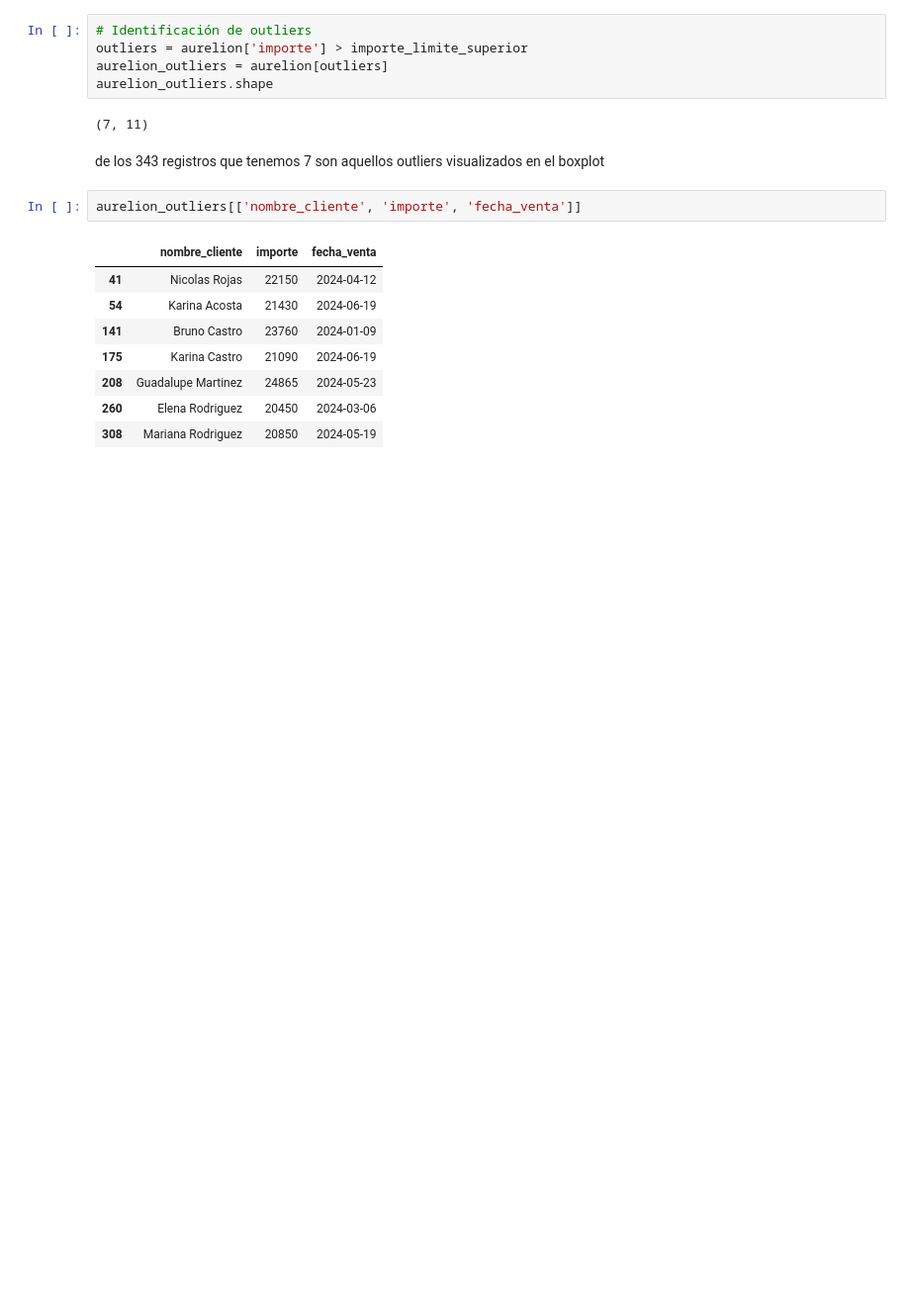
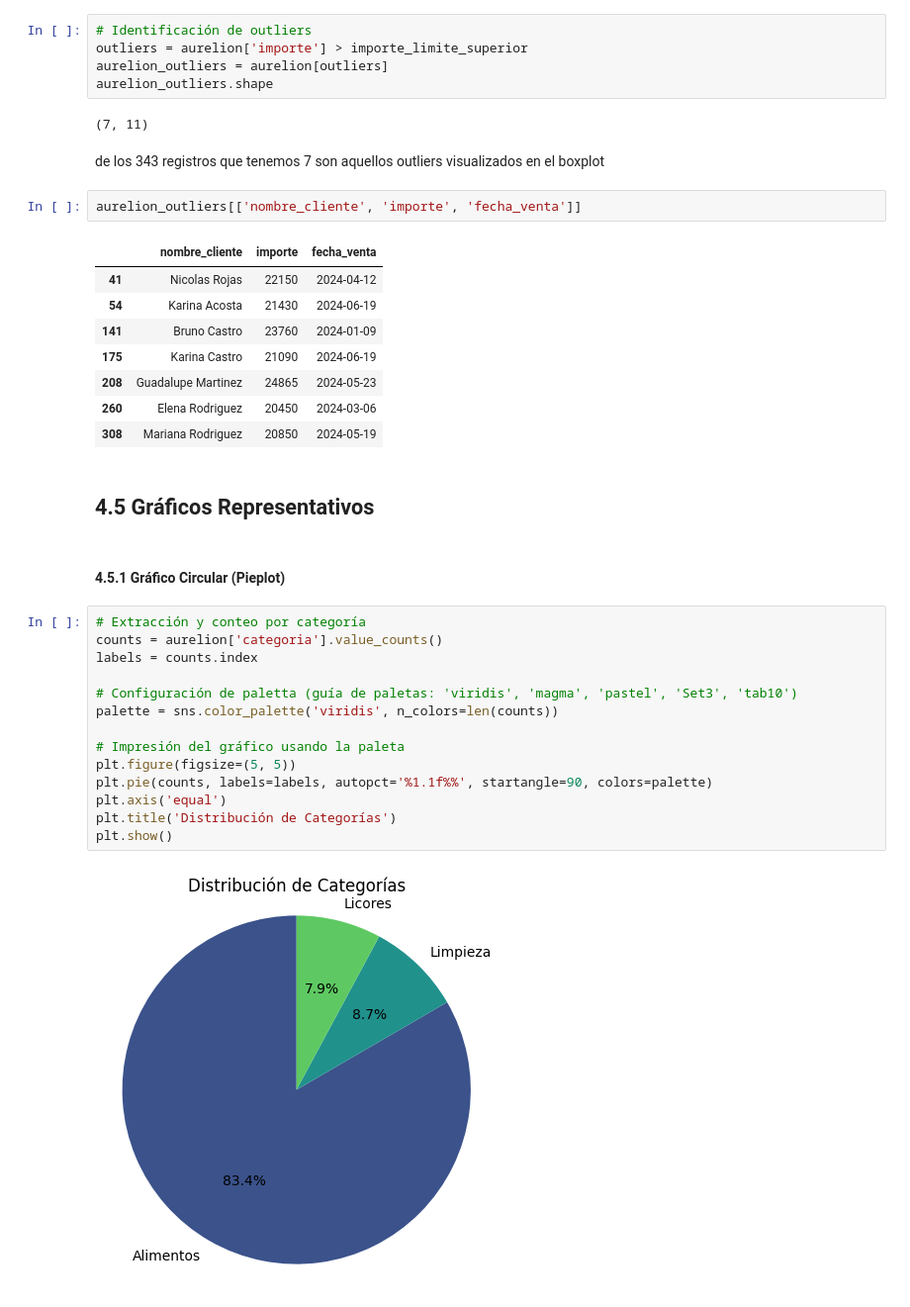
Before and after one commit to jperez-xcvi/guayerd_ia, a Jupyter notebook: aurelion.ipynb, the cells around one changed output. Shown at 99% size. Saved outputs shown, nothing was run; the diff lists cells and outputs as text; blank space fills up the shorter version.

Commit message:
categorías de productos rectificadas, vizz added: pieplot de categorías, top 5 clientes bar

```diff
--- a/aurelion.ipynb
+++ b/aurelion.ipynb
@@ -288,3 +288,23 @@ aurelion_outliers[['nombre_cliente', 'importe', 'fecha_venta']]
 | 208 | Guadalupe Martinez | 24865 | 2024-05-23 |
 | 260 | Elena Rodriguez | 20450 | 2024-03-06 |
 | 308 | Mariana Rodriguez | 20850 | 2024-05-19 |
+# %% [markdown]
+<h2>4.5 Gráficos Representativos</h2>
+# %% [markdown]
+<h4>4.5.1 Gráfico Circular (Pieplot)</h4>
+# %%
+# Extracción y conteo por categoría
+counts = aurelion['categoria'].value_counts()
+labels = counts.index
+
+# Configuración de paletta (guía de paletas: 'viridis', 'magma', 'pastel', 'Set3', 'tab10')
+palette = sns.color_palette('viridis', n_colors=len(counts))
+
+# Impresión del gráfico usando la paleta
+plt.figure(figsize=(5, 5))
+plt.pie(counts, labels=labels, autopct='%1.1f%%', startangle=90, colors=palette)
+plt.axis('equal')
+plt.title('Distribución de Categorías')
+plt.show()
+# %% [output]
+[figure, added]
```
Also changed, not shown: parts of 9 cells of this notebook, 1 other file.
